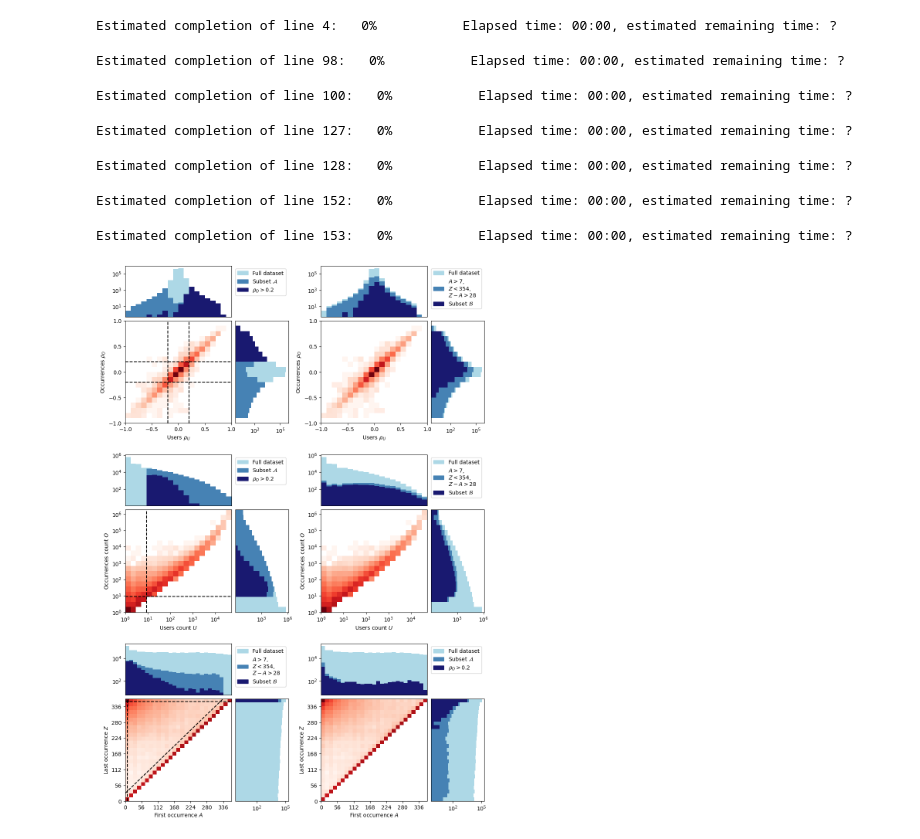
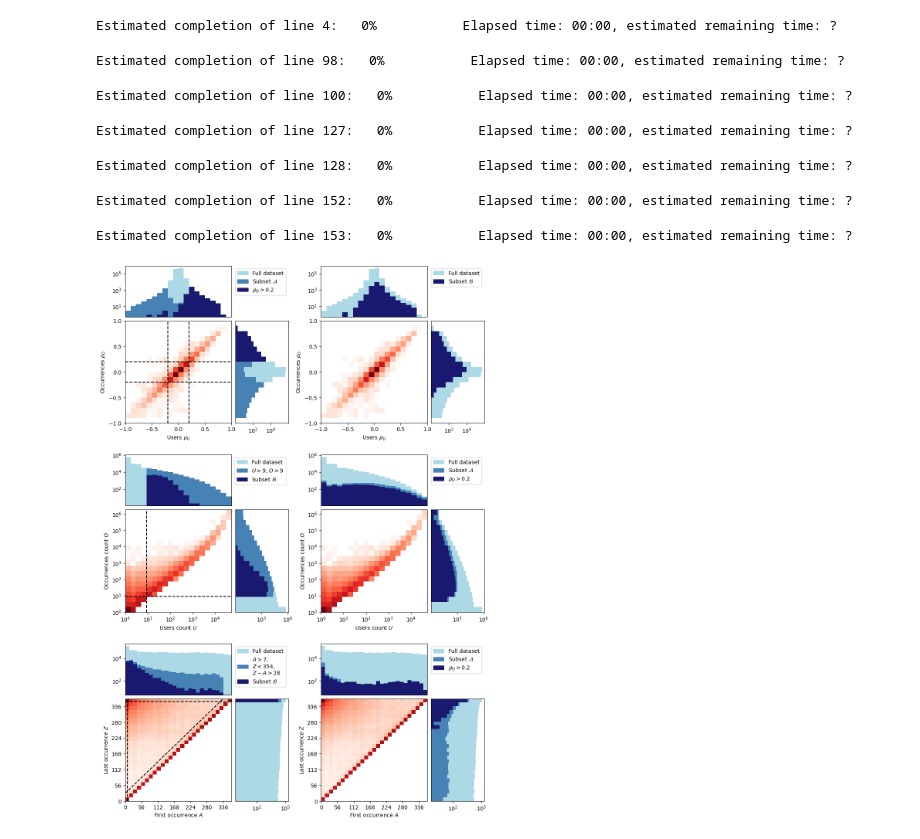
Before and after one commit to breviloquia-italica/pipeline, a Jupyter notebook: XX_subsets-chart.ipynb, the cells around one changed output. Cells and saved outputs as stored; diff of their text form; code cells hidden in the pictures.

Commit message:
Fix subsets charts

```diff
--- a/XX_subsets-chart.ipynb
+++ b/XX_subsets-chart.ipynb
@@ -189,9 +189,9 @@ style = {**style_marg, "color": marg_cols[0]}
 ax01_marg_x.hist(df["rho_usr"], bins=xedges, **style)
 ax01_marg_y.hist(df["rho_occ"], bins=yedges, **style, orientation="horizontal")
 plt.autoscale(False)
-style = {**style_marg, "color": marg_cols[1]}
-ax01_marg_x.hist(df[fc]["rho_usr"], bins=xedges, **style)
-ax01_marg_y.hist(df[fc]["rho_occ"], bins=yedges, **style, orientation="horizontal")
+#style = {**style_marg, "color": marg_cols[1]}
+#ax01_marg_x.hist(df[fc & ft]["rho_usr"], bins=xedges, **style)
+#ax01_marg_y.hist(df[fc & ft]["rho_occ"], bins=yedges, **style, orientation="horizontal")
 style = {**style_marg, "color": marg_cols[2]}
 ax01_marg_x.hist(df[fc & ft]["rho_usr"], bins=xedges, **style)
 ax01_marg_y.hist(df[fc & ft]["rho_occ"], bins=yedges, **style, orientation="horizontal")
@@ -313,43 +313,62 @@ for axs in [
 ]:
     lims = np.array([ax.get_ylim() for ax in axs]).T
     ylim = (lims[0].min(), lims[1].max())
     for ax in axs:
         ax.set_ylim(ylim)
 
 # ax20_marg_y.set_xticks([10**4, 10**5])
 # ax21_marg_y.set_xticks([10**4, 10**5])
 
-for ax in [ax01_legend, ax11_legend, ax20_legend]:
-    ax.axis("off")
-    ax.legend(
-        handles=[
-            mpatches.Patch(color=marg_cols[0], label="Full dataset"),
-            mpatches.Patch(color=marg_cols[1], label="$A>7$,\n$Z<354$,\n$Z-A>28$"),
-            mpatches.Patch(color=marg_cols[2], label="Subset $\mathcal{B}$"),
-        ],
-        loc="upper right",
-    )
-
-for ax in [ax00_legend, ax10_legend, ax21_legend]:
+for ax in [ax00_legend, ax11_legend, ax21_legend]:
     ax.axis("off")
     ax.legend(
         handles=[
             mpatches.Patch(color=marg_cols[0], label="Full dataset"),
             mpatches.Patch(color=marg_cols[1], label="Subset $\mathcal{A}$"),
             mpatches.Patch(color=marg_cols[2], label="$\\rho_O>0.2$"),
         ],
         loc="upper right",
     )
 
+
+ax01_legend.axis("off")
+ax01_legend.legend(
+    handles=[
+        mpatches.Patch(color=marg_cols[0], label="Full dataset"),
+        mpatches.Patch(color=marg_cols[2], label="Subset $\mathcal{B}$"),
+    ],
+    loc="upper right",
+)
+
+ax10_legend.axis("off")
+ax10_legend.legend(
+    handles=[
+        mpatches.Patch(color=marg_cols[0], label="Full dataset"),
+        mpatches.Patch(color=marg_cols[1], label="$U>9$, $O>9$"),
+        mpatches.Patch(color=marg_cols[2], label="Subset $\mathcal{B}$"),
+    ],
+    loc="upper right",
+)
+
+ax20_legend.axis("off")
+ax20_legend.legend(
+    handles=[
+        mpatches.Patch(color=marg_cols[0], label="Full dataset"),
+        mpatches.Patch(color=marg_cols[1], label="$A>7$,\n$Z<354$,\n$Z-A>28$"),
+        mpatches.Patch(color=marg_cols[2], label="Subset $\mathcal{B}$"),
+    ],
+    loc="upper right",
+)
+
 # ===============================================================================
 
 plt.savefig("subsets.pdf", format="pdf", bbox_inches="tight")
 plt.show()
 # %% [output]
 Estimated completion of line 98:   0%           Elapsed time: 00:00, estimated remaining time: ?
 Estimated completion of line 100:   0%           Elapsed time: 00:00, estimated remaining time: ?
 Estimated completion of line 127:   0%           Elapsed time: 00:00, estimated remaining time: ?
 Estimated completion of line 128:   0%           Elapsed time: 00:00, estimated remaining time: ?
 Estimated completion of line 152:   0%           Elapsed time: 00:00, estimated remaining time: ?
 Estimated completion of line 153:   0%           Elapsed time: 00:00, estimated remaining time: ?
-[figure, old version]
+[figure, new version]
```
Also changed, not shown: parts of 1 cell of this notebook.
